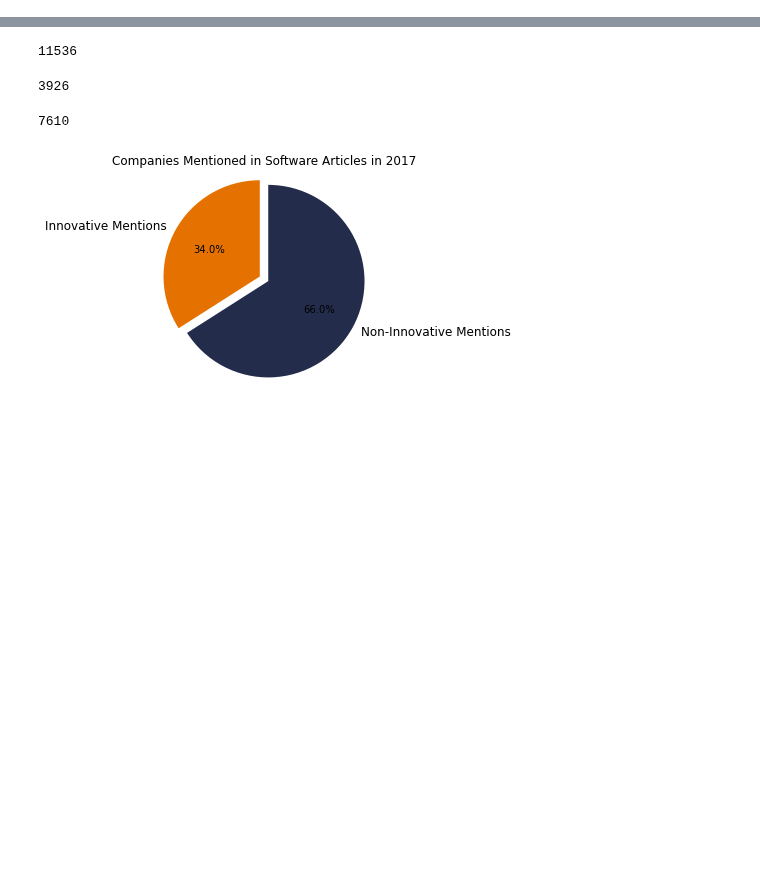
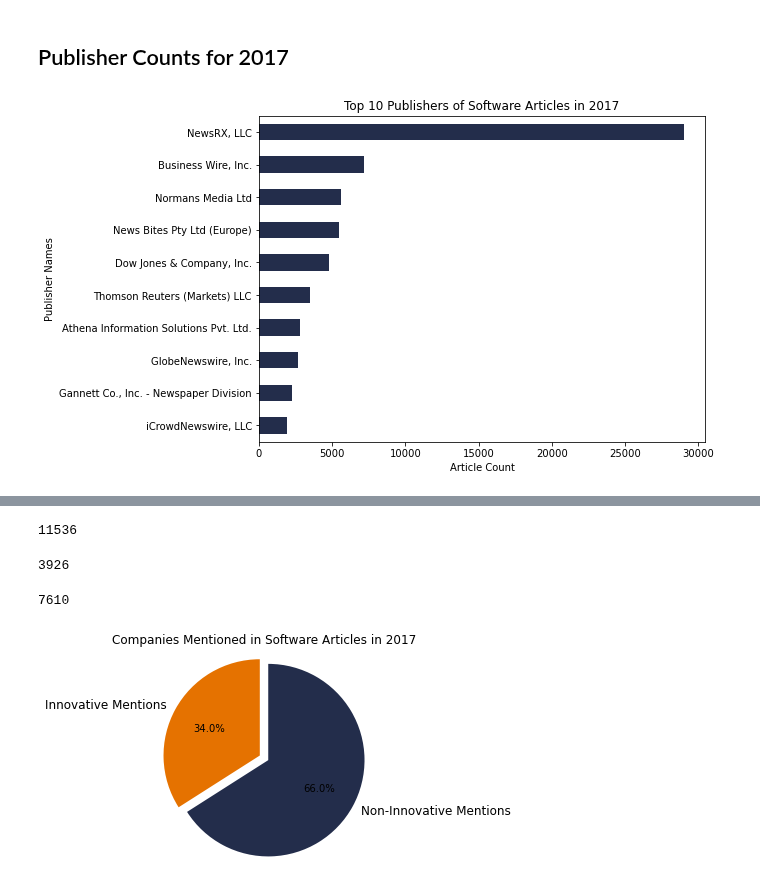
Before and after one commit to DSPG-Young-Scholars-Program/dspg21binn, a Jupyter notebook: src/classification/diggy/Untitled.ipynb, the cells around one changed output, grey strips where cells are left out. Saved outputs shown, nothing was run; the diff lists cells and outputs as text; code cells hidden in the pictures; blank space fills up the shorter version.

Commit message:
graphs for website

```diff
--- a/src/classification/diggy/Untitled.ipynb
+++ b/src/classification/diggy/Untitled.ipynb
@@ -33,0 +111,14 @@ data = data.merge(company_list, on='dna_code', how = 'left')
+# %% [markdown]
+## Publisher Counts for 2017
+# %%
+y = data_p.head(10).sort_values(by = "Publisher: All Articles", ascending = True).plot.barh(x='Publisher Name', y="Publisher: All Articles", rot=0, color = '#232D4B')
+plt.title("Top 10 Publishers of Software Articles in 2017")
+plt.ylabel('Publisher Names')
+plt.xlabel('Article Count')
+plt.legend().remove()
+fig = plt.gcf()
+fig.set_size_inches(8, 6)
+plt.savefig(('/project/class/bii_sdad_dspg/uva_2021/binn/images/data_overview/2017_top_10_publishers.png'), dpi = 600, bbox_inches='tight')
+plt.show()
+# %% [output]
+[figure, added]
```
Also changed, not shown: parts of 15 cells of this notebook.
